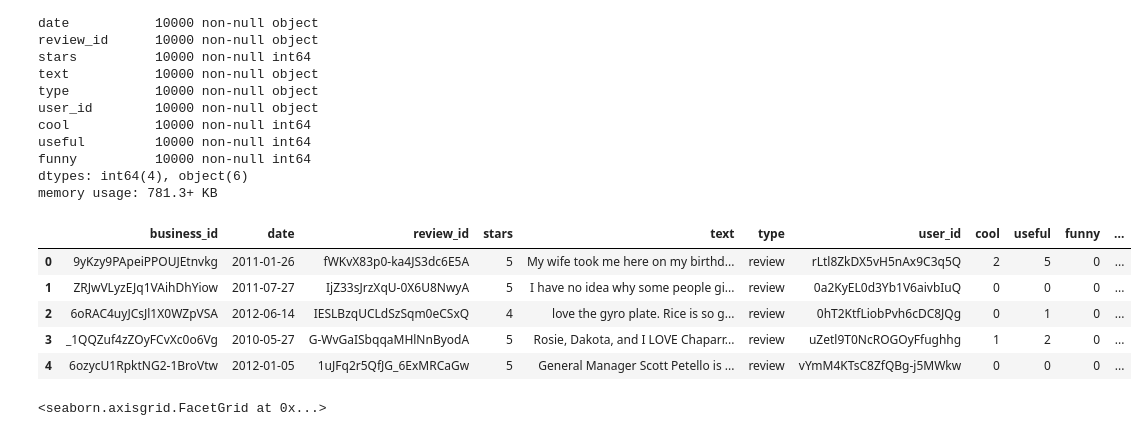
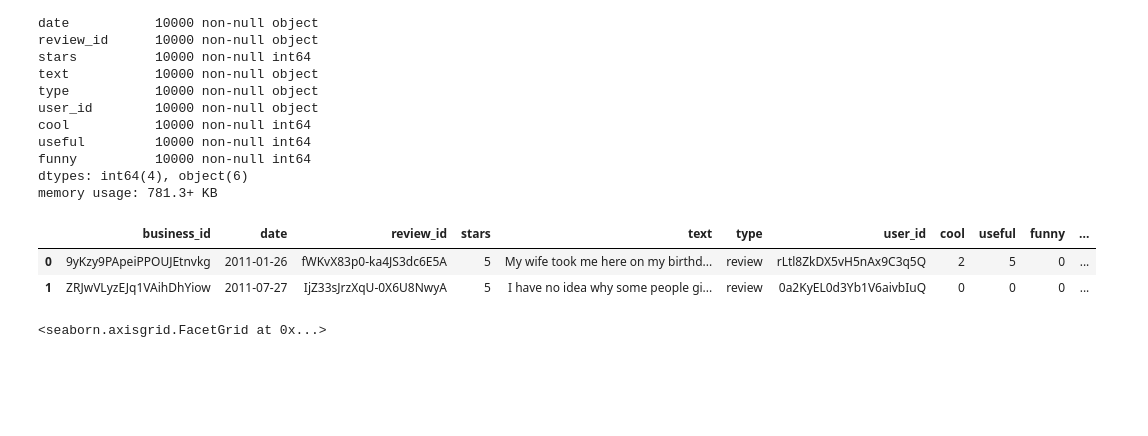
Before and after one commit to kincheng/pythonexercises, a Jupyter notebook: sentiment_analysis/nltk and sklearn.ipynb, the cells around one changed output. Drawn from its saved outputs; the diff is of its cells as text; code cells hidden in the pictures; blank space fills up the shorter version.

```diff
--- a/sentiment_analysis/nltk and sklearn.ipynb
+++ b/sentiment_analysis/nltk and sklearn.ipynb
@@ -42,14 +41,11 @@ memory usage: 781.3+ KB
 # %%
 # creates a new column that shows the number of characters in each feedback
 df['string_length'] = df['text'].apply(len)
-df.head()
+df.head(2)
 # %% [output]
 |  | business_id | date | review_id | stars | text | type | user_id | cool | useful | funny | ... |
 | 0 | 9yKzy9PApeiPPOUJEtnvkg | 2011-01-26 | fWKvX83p0-ka4JS3dc6E5A | 5 | My wife took me here on my birthd... | review | rLtl8ZkDX5vH5nAx9C3q5Q | 2 | 5 | 0 | ... |
 | 1 | ZRJwVLyzEJq1VAihDhYiow | 2011-07-27 | IjZ33sJrzXqU-0X6U8NwyA | 5 | I have no idea why some people gi... | review | 0a2KyEL0d3Yb1V6aivbIuQ | 0 | 0 | 0 | ... |
-| 2 | 6oRAC4uyJCsJl1X0WZpVSA | 2012-06-14 | IESLBzqUCLdSzSqm0eCSxQ | 4 | love the gyro plate. Rice is so g... | review | 0hT2KtfLiobPvh6cDC8JQg | 0 | 1 | 0 | ... |
-| 3 | _1QQZuf4zZOyFCvXc0o6Vg | 2010-05-27 | G-WvGaISbqqaMHlNnByodA | 5 | Rosie, Dakota, and I LOVE Chaparr... | review | uZetl9T0NcROGOyFfughhg | 1 | 2 | 0 | ... |
-| 4 | 6ozycU1RpktNG2-1BroVtw | 2012-01-05 | 1uJFq2r5QfJG_6ExMRCaGw | 5 | General Manager Scott Petello is ... | review | vYmM4KTsC8ZfQBg-j5MWkw | 0 | 0 | 0 | ... |
 # %%
 g = sns.FacetGrid(data=df, col='stars')
 g.map(plt.hist, 'string_length', bins=50)
```
Also changed, not shown: parts of 6 cells of this notebook, 4 other files.
